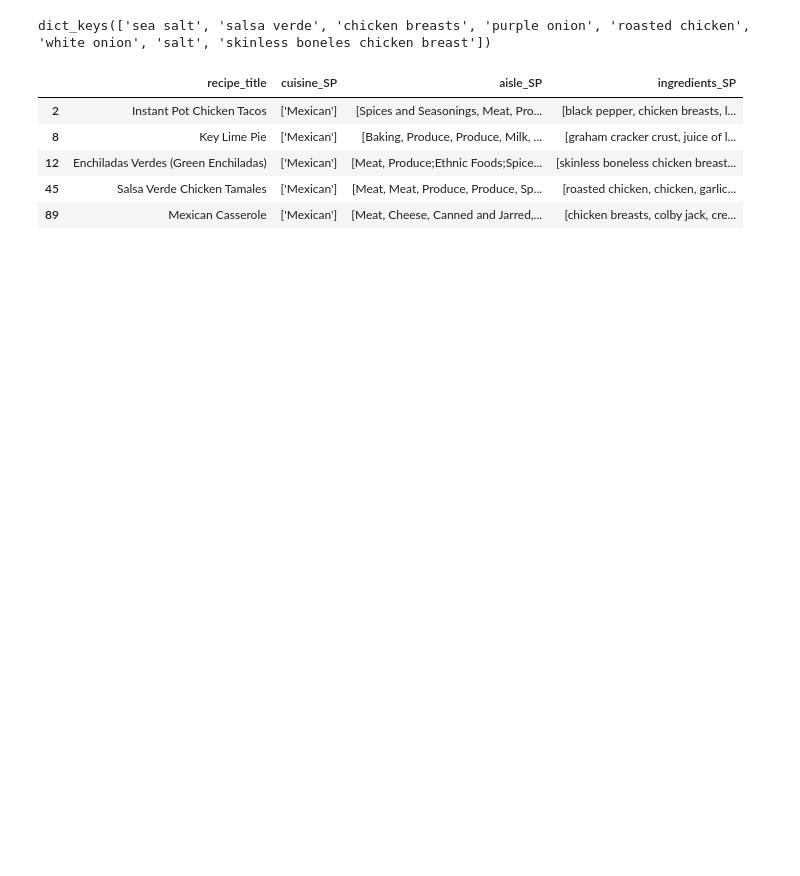
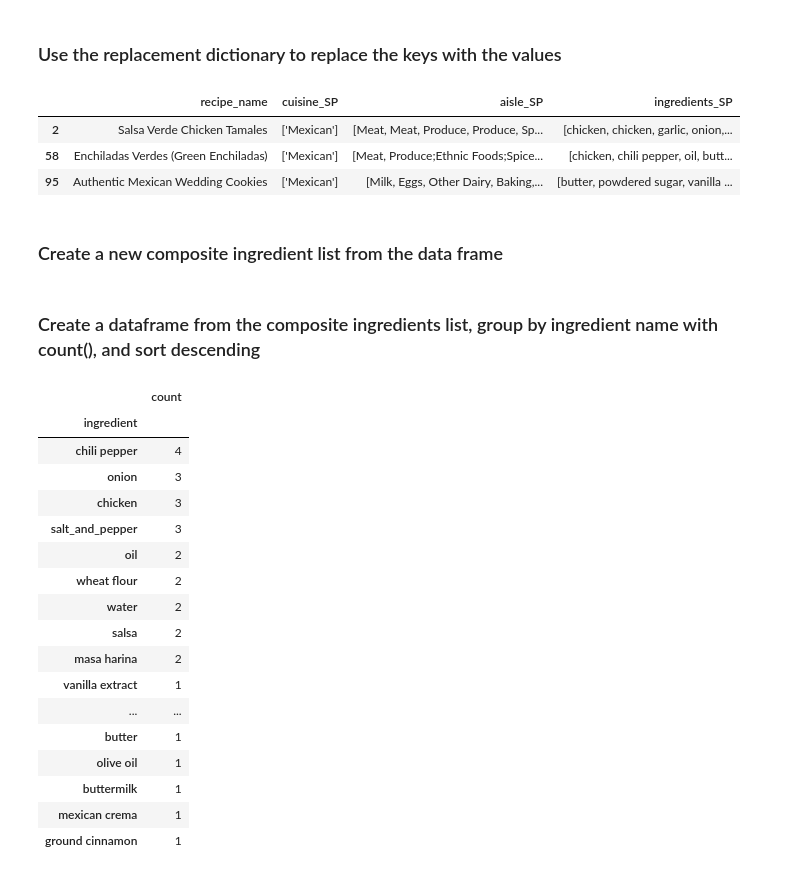
Before and after one commit to ccwillmore/Recipe_project, a Jupyter notebook: initial_processing_dataframe.ipynb, the cells around one changed output. Cells and saved outputs as stored; diff of their text form; code cells hidden in the pictures; blank space fills up the shorter version.

```diff
--- a/initial_processing_dataframe.ipynb
+++ b/initial_processing_dataframe.ipynb
@@ -112,24 +139,52 @@ Create a dictionary to use to replace different names for the same ingredients.
-# %%
-replacement_dict = {'sea salt':  'salt_and_pepper',
-                    'salsa verde':  'salsa',
-                    'chicken breasts':  'chicken',
-                    'purple onion':  'onion',
-                    'roasted chicken':  'chicken',
-                    'white onion':  'onion',
-                    'salt':  'salt_and_pepper',
-                    'skinless boneles chicken breast':   'chicken'
-}
-replacement_dict.keys()
-# %% [output]
-dict_keys(['sea salt', 'salsa verde', 'chicken breasts', 'purple onion', 'roasted chicken', 'white onion', 'salt', 'skinless boneles chicken breast'])
-# %%
-mexican_df.replace(to_replace=replacement_dict, inplace=True)
-# %%
-mexican_df
-# %% [output]
-|  | recipe_title | cuisine_SP | aisle_SP | ingredients_SP |
-| 2 | Instant Pot Chicken Tacos | ['Mexican'] | [Spices and Seasonings, Meat, Pro... | [black pepper, chicken breasts, l... |
-| 8 | Key Lime Pie | ['Mexican'] | [Baking, Produce, Produce, Milk, ... | [graham cracker crust, juice of l... |
-| 12 | Enchiladas Verdes (Green Enchiladas) | ['Mexican'] | [Meat, Produce;Ethnic Foods;Spice... | [skinless boneless chicken breast... |
-| 45 | Salsa Verde Chicken Tamales | ['Mexican'] | [Meat, Meat, Produce, Produce, Sp... | [roasted chicken, chicken, garlic... |
-| 89 | Mexican Casserole | ['Mexican'] | [Meat, Cheese, Canned and Jarred,... | [chicken breasts, colby jack, cre... |
+# %%
+replacement_dict = {'coarse sea salt':  'salt_and_pepper',
+                    'salsa verde':  'salsa',
+                    'boneless skinless chicken breast':  'chicken',
+                    'salt':  'salt and pepper',
+                    'whole chicken':  'chicken',
+                    'white onion':  'onion',
+                    'solive oil':  'oil',
+                    'palm oil':   'oil',
+                    'dried arbol chile':  'chili pepper',
+                    'cooking oil':  'oil',
+                    'cooked chicken':  'chicken',
+                    'yellow onion':  'onion'
+}
+# %% [markdown]
+### Use the replacement dictionary to replace the keys with the values
+# %%
+mexican_df = ingredient_replacement(mexican_df, replacement_dict)
+mexican_df
+# %% [output]
+|  | recipe_name | cuisine_SP | aisle_SP | ingredients_SP |
+| 2 | Salsa Verde Chicken Tamales | ['Mexican'] | [Meat, Meat, Produce, Produce, Sp... | [chicken, chicken, garlic, onion,... |
+| 58 | Enchiladas Verdes (Green Enchiladas) | ['Mexican'] | [Meat, Produce;Ethnic Foods;Spice... | [chicken, chili pepper, oil, butt... |
+| 95 | Authentic Mexican Wedding Cookies | ['Mexican'] | [Milk, Eggs, Other Dairy, Baking,... | [butter, powdered sugar, vanilla ... |
+# %% [markdown]
+### Create a new composite ingredient list from the data frame
+# %%
+composite_ingredients_mexican = total_ing_list_from_df(mexican_df)
+# %% [markdown]
+### Create a dataframe from the composite ingredients list, group by ingredient name with count(), and sort descending
+# %%
+mexican_ing_groups = sort_and_count_ingredient_list(composite_ingredients_mexican)
+mexican_ing_groups.head(20)
+# %% [output]
+|  | count |
+| ingredient |  |
+| chili pepper | 4 |
+| onion | 3 |
+| chicken | 3 |
+| salt_and_pepper | 3 |
+| oil | 2 |
+| wheat flour | 2 |
+| water | 2 |
+| salsa | 2 |
+| masa harina | 2 |
+| vanilla extract | 1 |
+| ... | ... |
+| butter | 1 |
+| olive oil | 1 |
+| buttermilk | 1 |
+| mexican crema | 1 |
+| ground cinnamon | 1 |
```
Also changed, not shown: parts of 30 cells of this notebook, 2 other files.
